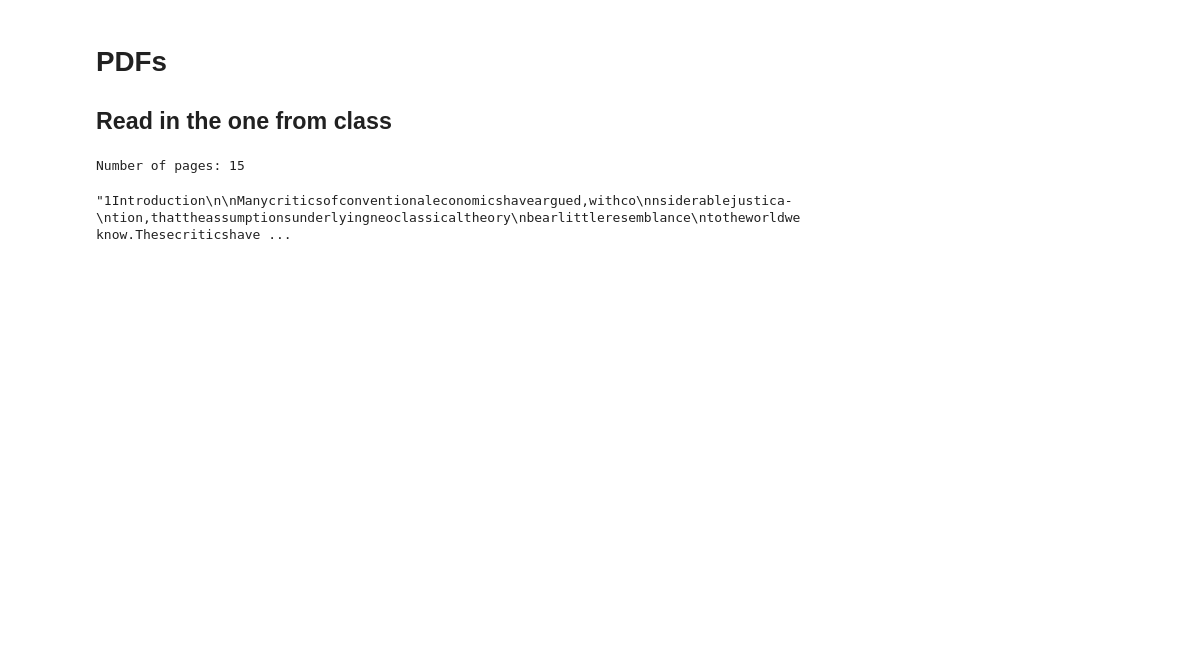
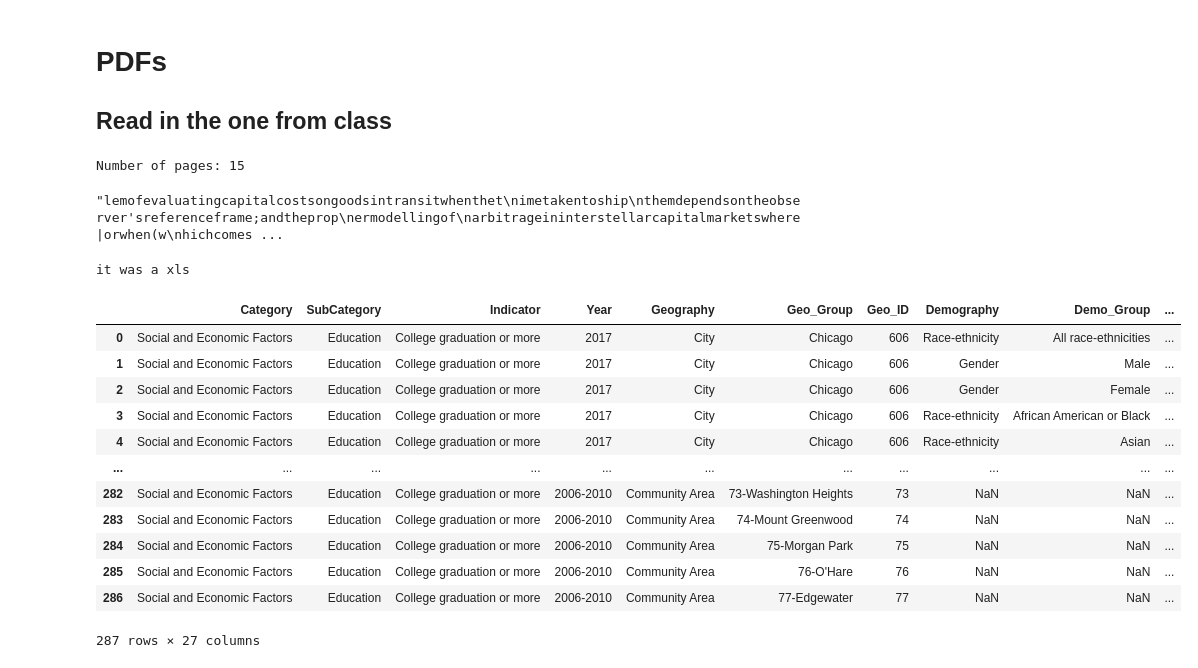
Before and after one commit to gillsarah/Programming_Lab_5-26-20, a Jupyter notebook: datareader_and_requests.ipynb, the cells around one changed output. Drawn from its saved outputs; the diff is of its cells as text; code cells hidden in the pictures; blank space fills up the shorter version.

```diff
--- a/datareader_and_requests.ipynb
+++ b/datareader_and_requests.ipynb
@@ -233,6 +233,56 @@ my_pdf = read_pdf(path)
 # %% [output]
 Number of pages: 15
 # %%
-my_pdf[2]
+my_pdf[3]
 # %% [output]
-"1Introduction\n\nManycriticsofconventionaleconomicshaveargued,withco\nnsiderablejustica-\ntion,thattheassumptionsunderlyingneoclassicaltheory\nbearlittleresemblance\ntotheworldweknow.Thesecriticshave ...
+"lemofevaluatingcapitalcostsongoodsintransitwhenthet\nimetakentoship\nthemdependsontheobserver'sreferenceframe;andtheprop\nermodellingof\narbitrageininterstellarcapitalmarketswhere|orwhen(w\nhichcomes ...
+# %%
+url = 'https://citytech-health-atlas-data-prod.s3.amazonaws.com/uploads/uploader/path/679/College_Graduation_or_More.xlsx'
+
+def download_data(url, filename):
+    response = requests.get(url)
+    if filename.endswith('.csv'):
+        open_as = 'w'
+        output = response.text
+        #return open_as
+        print('it was a csv') #debug
+    elif filename.endswith('.xls'):
+        open_as = 'wb'
+        output = response.content
+        #return open_as
+        print('it was a xls') #debug
+    else:
+        return 'unexpected file type in download_data'
+
+    with open(filename, open_as) as ofile:
+        ofile.write(output)
+
+
+download_data(url, 'test.xls')
+# %% [output]
+it was a xls
+# %%
+def read_data(path, filename):
+    if filename.endswith('.csv'):
+        df = pd.read_csv(os.path.join(path, filename))
+    elif filename.endswith('.xls'):
+        df = pd.read_excel(os.path.join(path, filename))
+    else:
+        return 'unexpected file type in read_data'
+    return df
+
+read_data(path,'test.xls' )
+# %% [output]
+|  | Category | SubCategory | Indicator | Year | Geography | Geo_Group | Geo_ID | Demography | Demo_Group | ... |
+| 0 | Social and Economic Factors | Education | College graduation or more | 2017 | City | Chicago | 606 | Race-ethnicity | All race-ethnicities | ... |
+| 1 | Social and Economic Factors | Education | College graduation or more | 2017 | City | Chicago | 606 | Gender | Male | ... |
+| 2 | Social and Economic Factors | Education | College graduation or more | 2017 | City | Chicago | 606 | Gender | Female | ... |
+| 3 | Social and Economic Factors | Education | College graduation or more | 2017 | City | Chicago | 606 | Race-ethnicity | African American or Black | ... |
+| 4 | Social and Economic Factors | Education | College graduation or more | 2017 | City | Chicago | 606 | Race-ethnicity | Asian | ... |
+| ... | ... | ... | ... | ... | ... | ... | ... | ... | ... | ... |
+| 282 | Social and Economic Factors | Education | College graduation or more | 2006-2010 | Community Area | 73-Washington Heights | 73 | NaN | NaN | ... |
+| 283 | Social and Economic Factors | Education | College graduation or more | 2006-2010 | Community Area | 74-Mount Greenwood | 74 | NaN | NaN | ... |
+| 284 | Social and Economic Factors | Education | College graduation or more | 2006-2010 | Community Area | 75-Morgan Park | 75 | NaN | NaN | ... |
+| 285 | Social and Economic Factors | Education | College graduation or more | 2006-2010 | Community Area | 76-O'Hare | 76 | NaN | NaN | ... |
+| 286 | Social and Economic Factors | Education | College graduation or more | 2006-2010 | Community Area | 77-Edgewater | 77 | NaN | NaN | ... |
+287 rows × 27 columns
```
